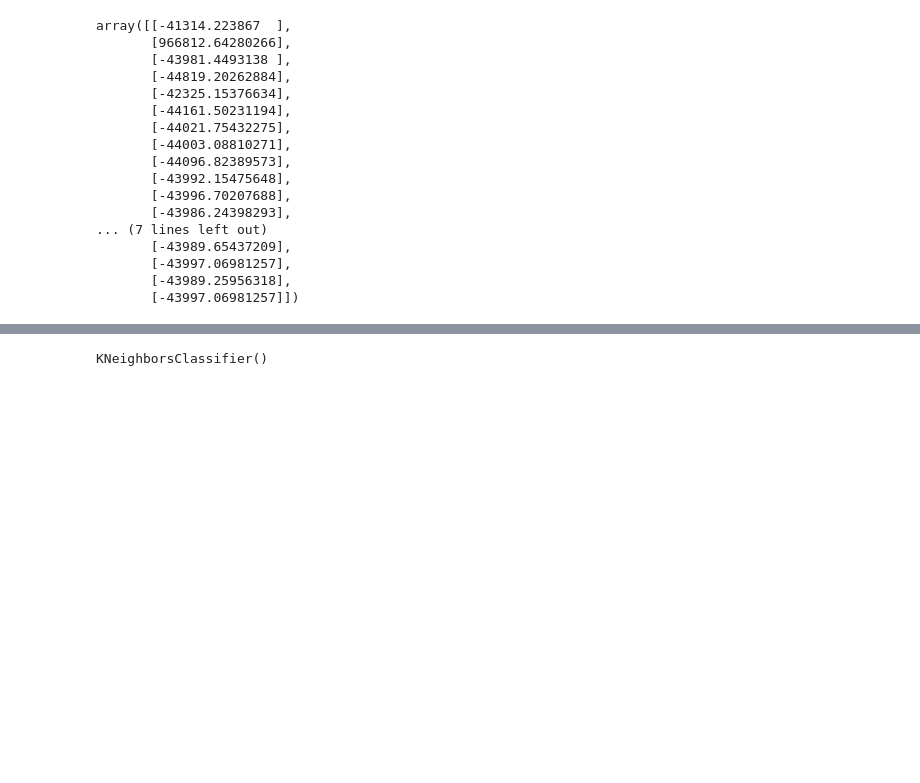
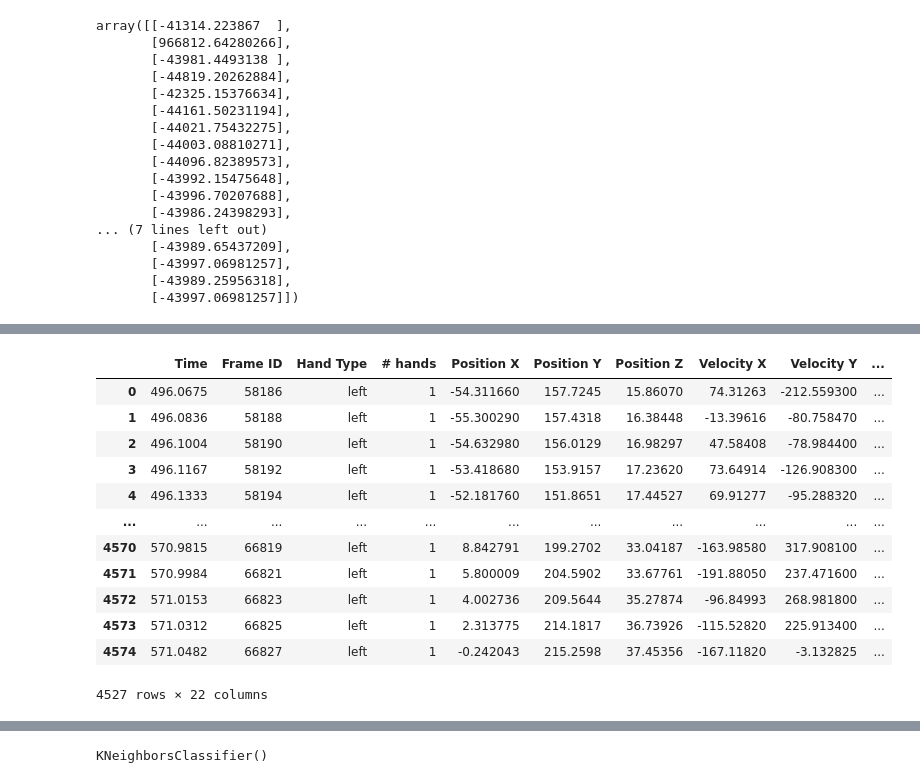
Before and after one commit to or-yitshak/Final-Project-Semester-B, a Jupyter notebook: Notebook 4.ipynb, the cells around one changed output, grey strips where cells are left out. Drawn from its saved outputs; the diff is of its cells as text; code cells hidden in the pictures; blank space fills up the shorter version.

```diff
--- a/Notebook 4.ipynb
+++ b/Notebook 4.ipynb
@@ -297,0 +1227,16 @@ x
+# %%
+nofar_alon[nofar_alon[' Hand Type']=='left']
+# %% [output]
+|  | Time | Frame ID | Hand Type | # hands | Position X | Position Y | Position Z | Velocity X | Velocity Y | ... |
+| 0 | 496.0675 | 58186 | left | 1 | -54.311660 | 157.7245 | 15.86070 | 74.31263 | -212.559300 | ... |
+| 1 | 496.0836 | 58188 | left | 1 | -55.300290 | 157.4318 | 16.38448 | -13.39616 | -80.758470 | ... |
+| 2 | 496.1004 | 58190 | left | 1 | -54.632980 | 156.0129 | 16.98297 | 47.58408 | -78.984400 | ... |
+| 3 | 496.1167 | 58192 | left | 1 | -53.418680 | 153.9157 | 17.23620 | 73.64914 | -126.908300 | ... |
+| 4 | 496.1333 | 58194 | left | 1 | -52.181760 | 151.8651 | 17.44527 | 69.91277 | -95.288320 | ... |
+| ... | ... | ... | ... | ... | ... | ... | ... | ... | ... | ... |
+| 4570 | 570.9815 | 66819 | left | 1 | 8.842791 | 199.2702 | 33.04187 | -163.98580 | 317.908100 | ... |
+| 4571 | 570.9984 | 66821 | left | 1 | 5.800009 | 204.5902 | 33.67761 | -191.88050 | 237.471600 | ... |
+| 4572 | 571.0153 | 66823 | left | 1 | 4.002736 | 209.5644 | 35.27874 | -96.84993 | 268.981800 | ... |
+| 4573 | 571.0312 | 66825 | left | 1 | 2.313775 | 214.1817 | 36.73926 | -115.52820 | 225.913400 | ... |
+| 4574 | 571.0482 | 66827 | left | 1 | -0.242043 | 215.2598 | 37.45356 | -167.11820 | -3.132825 | ... |
+4527 rows × 22 columns
```
Also changed, not shown: parts of 122 cells of this notebook.
